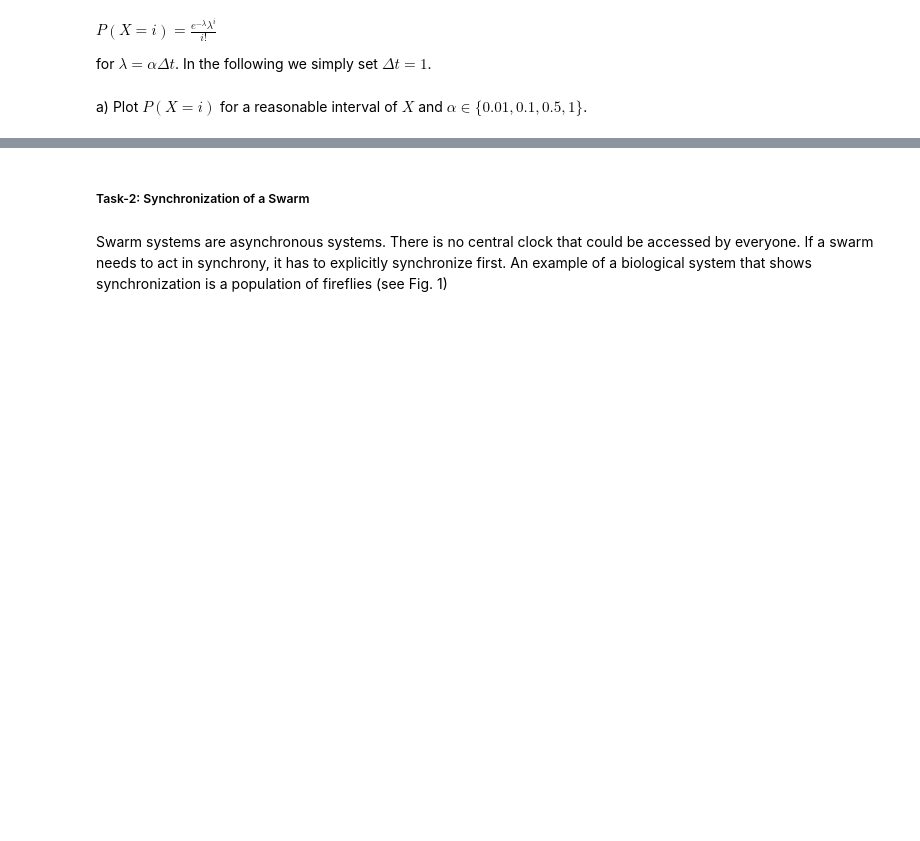
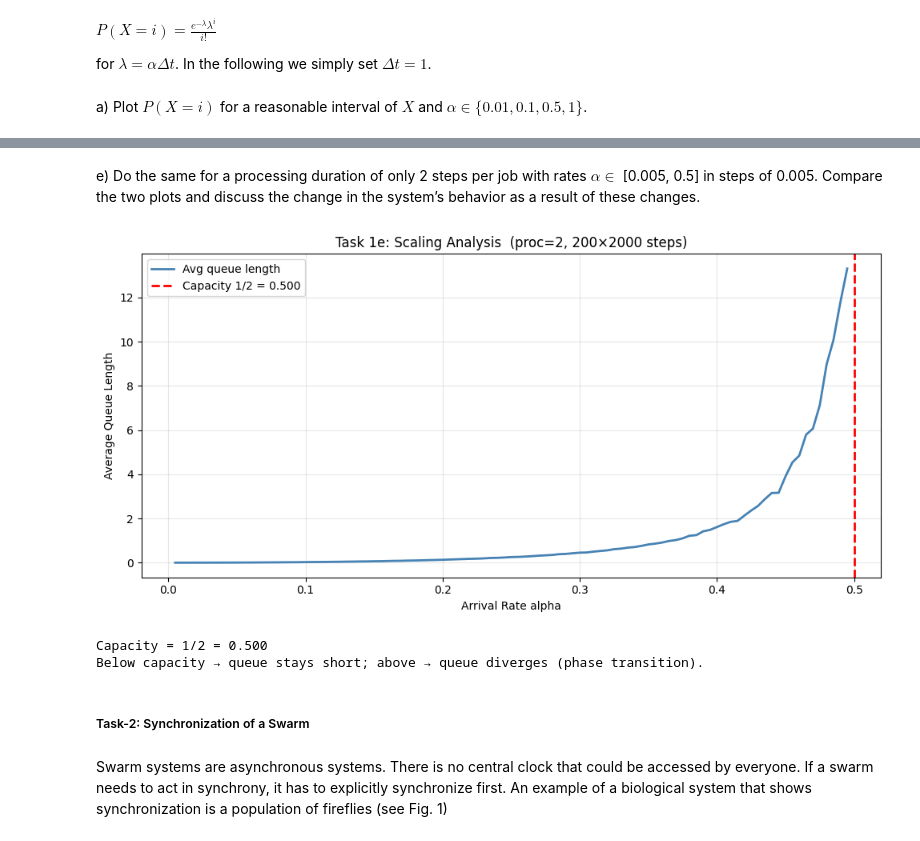
Before and after one commit to bad-bit01/MAS-CollectiveRobotics, a Jupyter notebook: assignment-01.ipynb, the cells around one changed output, grey strips where cells are left out. Saved outputs shown, nothing was run; the diff lists cells and outputs as text; code cells hidden in the pictures; blank space fills up the shorter version.

```diff
--- a/assignment-01.ipynb
+++ b/assignment-01.ipynb
@@ -14,3 +158,39 @@ a) Plot $P(X = i)$ for a reasonable interval of $X$ and $\alpha \in \{0.01, 0.1,
+# %% [markdown]
+e) Do the same for a processing duration of only 2 steps per job with rates $\alpha \in$ [0.005, 0.5] in steps of 0.005. Compare the two plots and discuss the change in the system’s behavior as a result of these changes.
+# %%
+alpha_values_2 = np.arange(0.005, 0.5, 0.005)
+proc_dur_2 = 2
+num_steps = 2000
+n_sims = 200
+
+avg_ql_2 = []
+for alpha in alpha_values_2:
+    runs = [np.mean(simulate_queue(alpha, num_steps, proc_dur_2))
+            for m in range(n_sims)]
+    avg_ql_2.append(np.mean(runs))
+
+capacity_2 = 1 / proc_dur_2
+
+plt.figure(figsize=(10, 5))
+plt.plot(alpha_values_2, avg_ql_2, linewidth=2, color='steelblue',
+         label='Avg queue length')
+plt.axvline(capacity_2, color='red', linestyle='--', linewidth=2,
+            label=f'Capacity 1/{proc_dur_2} = {capacity_2:.3f}')
+plt.xlabel('Arrival Rate alpha')
+plt.ylabel('Average Queue Length')
+plt.title(f'Task 1e: Scaling Analysis  (proc={proc_dur_2}, {n_sims}×{num_steps} steps)')
+plt.legend()
+plt.grid(alpha=0.3)
+plt.tight_layout()
+plt.savefig('task1e_scaling_analysis_duration2.png', dpi=150, bbox_inches='tight')
+plt.show()
+
+print(f"Capacity = 1/{proc_dur_2} = {capacity_2:.3f}")
+print("Below capacity -> queue stays short; above -> queue diverges (phase transition).")
+# %% [output]
+[figure, added]
+Capacity = 1/2 = 0.500
+Below capacity → queue stays short; above → queue diverges (phase transition).
 # %% [markdown]
 ##### Task-2: Synchronization of a Swarm
 # %% [markdown]
```
Also changed, not shown: parts of 11 cells of this notebook, 5 other files.
